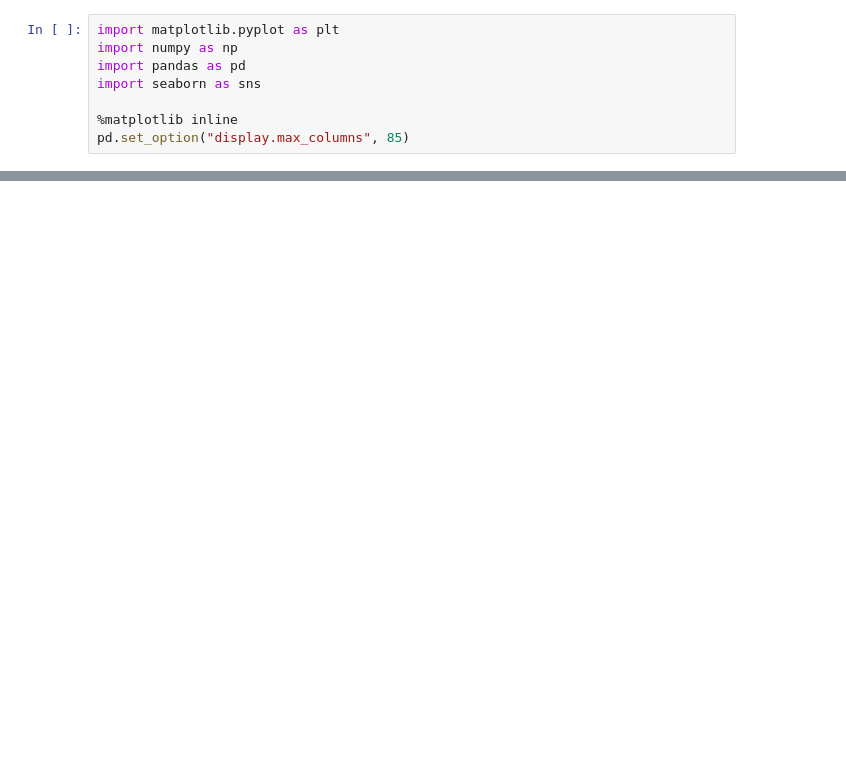
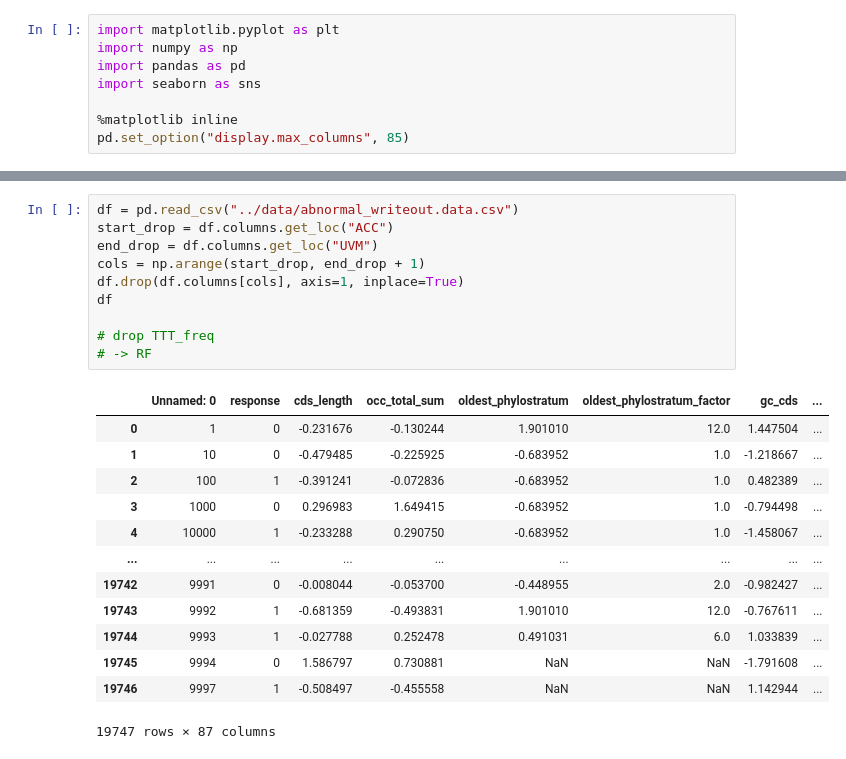
Before and after one commit to edoardodraetta/ml_geneticdisease, a Jupyter notebook: data/Scatterplots.ipynb, the cells around one changed output, grey strips where cells are left out. Cells and saved outputs as stored; diff of their text form; blank space fills up the shorter version.

```diff
--- a/data/Scatterplots.ipynb
+++ b/data/Scatterplots.ipynb
@@ -50,3 +54,27 @@ def get_PCA(X, expl_var=0.95, plot=False):
         plt.show()
 
     return X_PCA
+# %%
+df = pd.read_csv("../data/abnormal_writeout.data.csv")
+start_drop = df.columns.get_loc("ACC")
+end_drop = df.columns.get_loc("UVM")
+cols = np.arange(start_drop, end_drop + 1)
+df.drop(df.columns[cols], axis=1, inplace=True)
+df
+
+# drop TTT_freq
+# -> RF
+# %% [output]
+|  | Unnamed: 0 | response | cds_length | occ_total_sum | oldest_phylostratum | oldest_phylostratum_factor | gc_cds | ... |
+| 0 | 1 | 0 | -0.231676 | -0.130244 | 1.901010 | 12.0 | 1.447504 | ... |
+| 1 | 10 | 0 | -0.479485 | -0.225925 | -0.683952 | 1.0 | -1.218667 | ... |
+| 2 | 100 | 1 | -0.391241 | -0.072836 | -0.683952 | 1.0 | 0.482389 | ... |
+| 3 | 1000 | 0 | 0.296983 | 1.649415 | -0.683952 | 1.0 | -0.794498 | ... |
+| 4 | 10000 | 1 | -0.233288 | 0.290750 | -0.683952 | 1.0 | -1.458067 | ... |
+| ... | ... | ... | ... | ... | ... | ... | ... | ... |
+| 19742 | 9991 | 0 | -0.008044 | -0.053700 | -0.448955 | 2.0 | -0.982427 | ... |
+| 19743 | 9992 | 1 | -0.681359 | -0.493831 | 1.901010 | 12.0 | -0.767611 | ... |
+| 19744 | 9993 | 1 | -0.027788 | 0.252478 | 0.491031 | 6.0 | 1.033839 | ... |
+| 19745 | 9994 | 0 | 1.586797 | 0.730881 | NaN | NaN | -1.791608 | ... |
+| 19746 | 9997 | 1 | -0.508497 | -0.455558 | NaN | NaN | 1.142944 | ... |
+19747 rows × 87 columns
```
Also changed, not shown: parts of 7 cells of this notebook, 17 other files.
